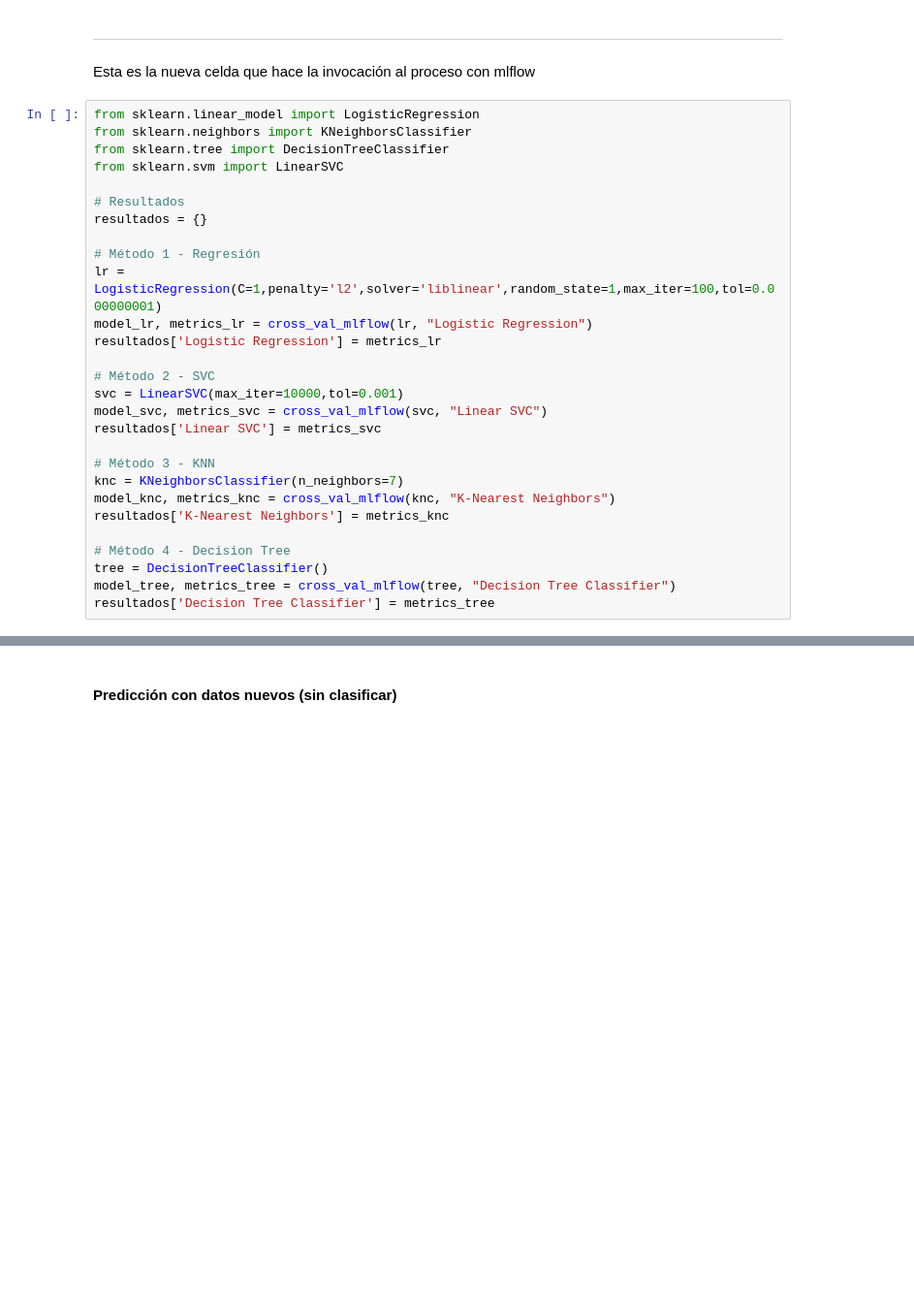
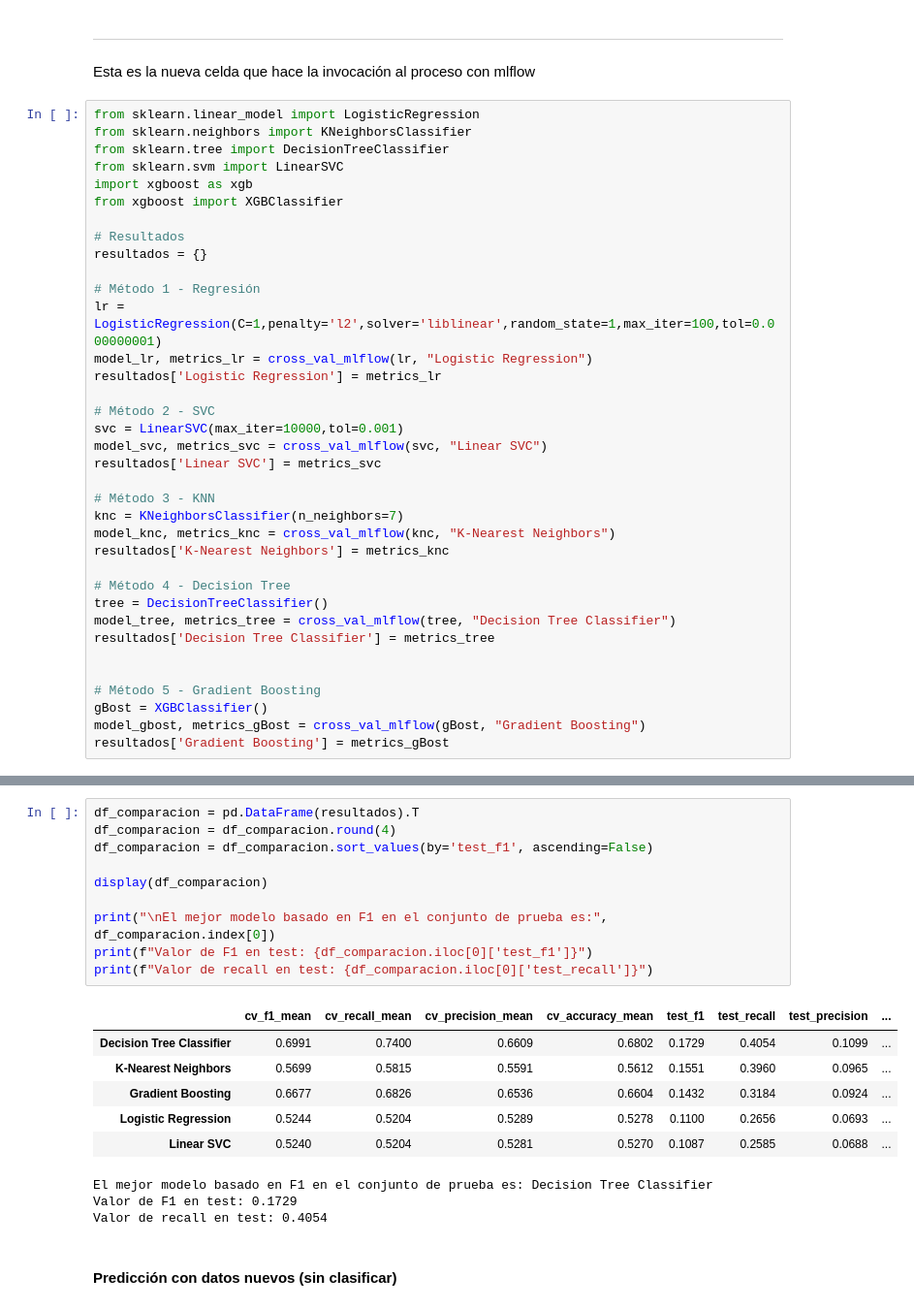
Before and after one commit to danielavielmaVIU/13MBID_MetodologiaGestionBigDataAP1, a Jupyter notebook: notebooks/MD01_Experimentacion_MLF.ipynb, the cells around one changed output, grey strips where cells are left out. Shown at 97% size. Cells and saved outputs as stored; diff of their text form; blank space fills up the shorter version.

Commit message:
Se incluye un quinto modelo que es Gradient Boosting para parte de las pruebas #21

```diff
--- a/notebooks/MD01_Experimentacion_MLF.ipynb
+++ b/notebooks/MD01_Experimentacion_MLF.ipynb
@@ -314,6 +332,8 @@ from sklearn.linear_model import LogisticRegression
 from sklearn.neighbors import KNeighborsClassifier
 from sklearn.tree import DecisionTreeClassifier
 from sklearn.svm import LinearSVC
+import xgboost as xgb
+from xgboost import XGBClassifier
 
 # Resultados
 resultados = {}
@@ -337,4 +357,10 @@ resultados['K-Nearest Neighbors'] = metrics_knc
 tree = DecisionTreeClassifier()
 model_tree, metrics_tree = cross_val_mlflow(tree, "Decision Tree Classifier")
 resultados['Decision Tree Classifier'] = metrics_tree
+
+
+# Método 5 - Gradient Boosting
+gBost = XGBClassifier()
+model_gbost, metrics_gBost = cross_val_mlflow(gBost, "Gradient Boosting")
+resultados['Gradient Boosting'] = metrics_gBost
 # %% [output]
@@ -343,3 +374,23 @@ AttributeError: 'NoneType' object has no attribute 'info'
+# %%
+df_comparacion = pd.DataFrame(resultados).T
+df_comparacion = df_comparacion.round(4)
+df_comparacion = df_comparacion.sort_values(by='test_f1', ascending=False)
+
+display(df_comparacion)
+
+print("\nEl mejor modelo basado en F1 en el conjunto de prueba es:", df_comparacion.index[0])
+print(f"Valor de F1 en test: {df_comparacion.iloc[0]['test_f1']}")
+print(f"Valor de recall en test: {df_comparacion.iloc[0]['test_recall']}")
+# %% [output]
+|  | cv_f1_mean | cv_recall_mean | cv_precision_mean | cv_accuracy_mean | test_f1 | test_recall | test_precision | ... |
+| Decision Tree Classifier | 0.6991 | 0.7400 | 0.6609 | 0.6802 | 0.1729 | 0.4054 | 0.1099 | ... |
+| K-Nearest Neighbors | 0.5699 | 0.5815 | 0.5591 | 0.5612 | 0.1551 | 0.3960 | 0.0965 | ... |
+| Gradient Boosting | 0.6677 | 0.6826 | 0.6536 | 0.6604 | 0.1432 | 0.3184 | 0.0924 | ... |
+| Logistic Regression | 0.5244 | 0.5204 | 0.5289 | 0.5278 | 0.1100 | 0.2656 | 0.0693 | ... |
+| Linear SVC | 0.5240 | 0.5204 | 0.5281 | 0.5270 | 0.1087 | 0.2585 | 0.0688 | ... |
+El mejor modelo basado en F1 en el conjunto de prueba es: Decision Tree Classifier
+Valor de F1 en test: 0.1729
+Valor de recall en test: 0.4054
 # %% [markdown]
 #### Predicción con datos nuevos (sin clasificar)
 # %%
```
Also changed, not shown: parts of 7 cells of this notebook.
